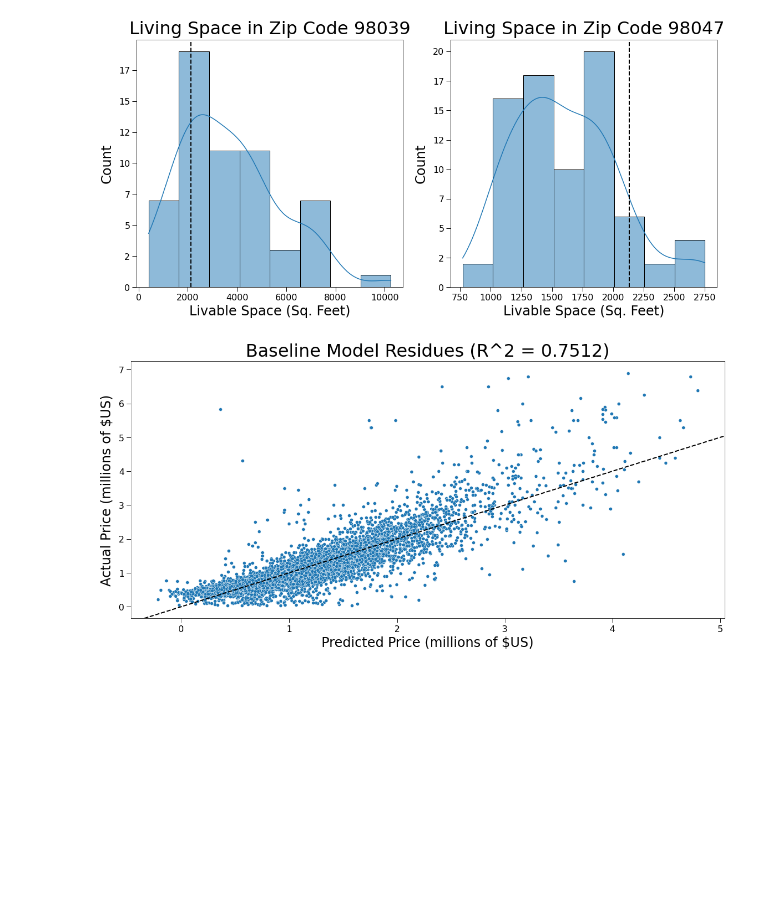
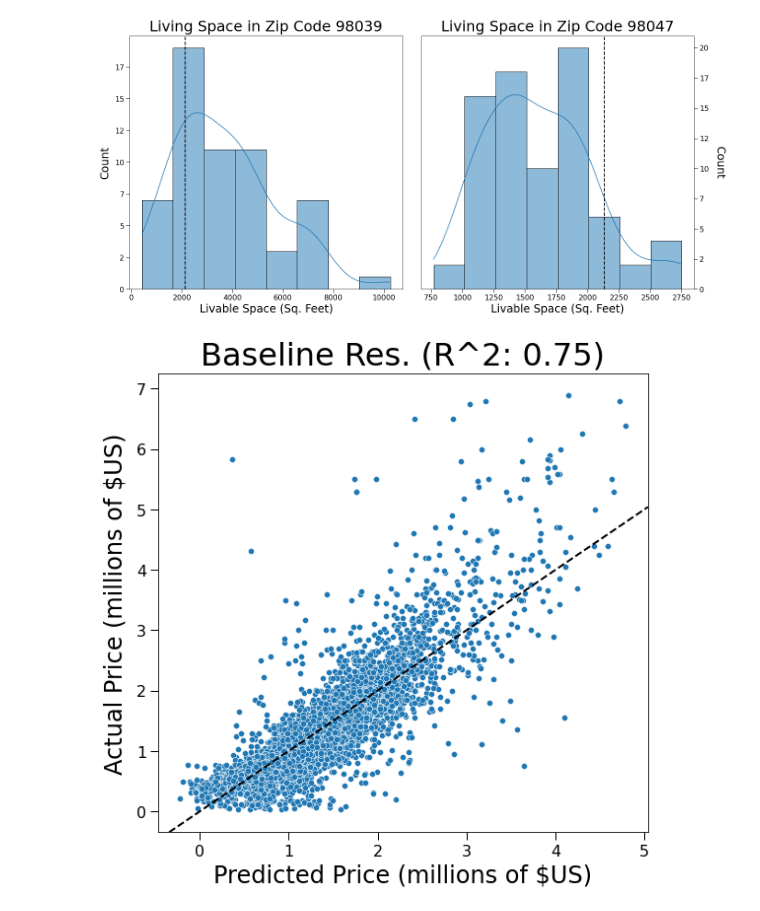
Before and after one commit to JoshuaGottlieb/King-County-Analysis, a Jupyter notebook: notebooks/Visualizations.ipynb, the cells around one changed output. Drawn from its saved outputs; the diff is of its cells as text; code cells hidden in the pictures; blank space fills up the shorter version.

Commit message:
Performed minor modifications on images to improve look on presentation slides.

```diff
--- a/notebooks/Visualizations.ipynb
+++ b/notebooks/Visualizations.ipynb
@@ -217,6 +223,6 @@ plt.savefig('../images/mean_price_by_zipcode.png')
 # %%
 # Create fig, ax objects
-fig, ax = plt.subplots(1, 2, figsize = (16, 8))
+fig, ax = plt.subplots(1, 2, figsize = (20, 10))
 
 # Create seaborn histplots
 sns.histplot(all_data.loc[all_data.zipcode == most_influential_zip_by_price[0]].sqft_living,
@@ -233,6 +239,9 @@ for axis in ax:
     axis.get_yaxis().set_major_formatter(pltticker.FuncFormatter(lambda x, p: format(int(x), ',')))
     configure_ticklabels_and_params(axis)
 
+ax[1].yaxis.tick_right()
+ax[1].yaxis.set_label_position("right")
+
 # Configure axis and title labels
 configure_axislabels_and_title(ax[0],
                                'Livable Space (Sq. Feet)',
@@ -246,41 +255,48 @@ configure_axislabels_and_title(ax[1],
                                'Living Space in Zip Code {}'\
                                .format(most_influential_zip_by_price[6]))
 
+# Have to set ax_1 y_label separately to rotate
+ax[1].set_ylabel('Count',
+                 fontfamily = 'Arial',
+                 fontsize = 24,
+                 labelpad = 35,
+                 rotation = 270)
+
 # Set tight layout
-plt.tight_layout(pad = 2.0)
+plt.tight_layout(pad = 4.0)
 
 # Save image
 plt.savefig('../images/sqft_living_by_zipcode.png')
 # %% [output]
-[figure, old version]
+[figure, new version]
 # %%
 # Declare fig, ax objects
-fig, ax = plt.subplots(figsize = (16, 8))
+fig, ax = plt.subplots(figsize = (8, 8))
 
 # Create seaborn scatterplot
 sns.scatterplot(x = baseline_y_pred, y = y_test_norm);
 
 # Draw line y = x to show where equality between prediction and actual should be
 ax.axline([0, 0], [1, 1], linestyle = '--', linewidth = 2, c = 'k');
 
 # Configure tick labels and ticks
 ax.get_xaxis().set_major_formatter(pltticker.FuncFormatter(lambda x, p: format(int(x/1_000_000), ',')))
 ax.get_yaxis().set_major_formatter(pltticker.FuncFormatter(lambda x, p: format(int(x/1_000_000), ',')))
 
 configure_ticklabels_and_params(ax)
 
 # Configure axis labels and title
 configure_axislabels_and_title(ax,
                                'Predicted Price (millions of $US)',
                                'Actual Price (millions of $US)',
-                               'Baseline Model Residues (R^2 = 0.7512)')
+                               'Baseline Res. (R^2: 0.75)')
 
 # Set tight layout
 plt.tight_layout()
 
 # Save image
 plt.savefig('../images/baseline_residuals.png')
 # %% [output]
-[figure, old version]
+[figure, new version]
 # %%
 # Declare fig, ax objects
```
Also changed, not shown: parts of 4 cells of this notebook, 8 other files.
